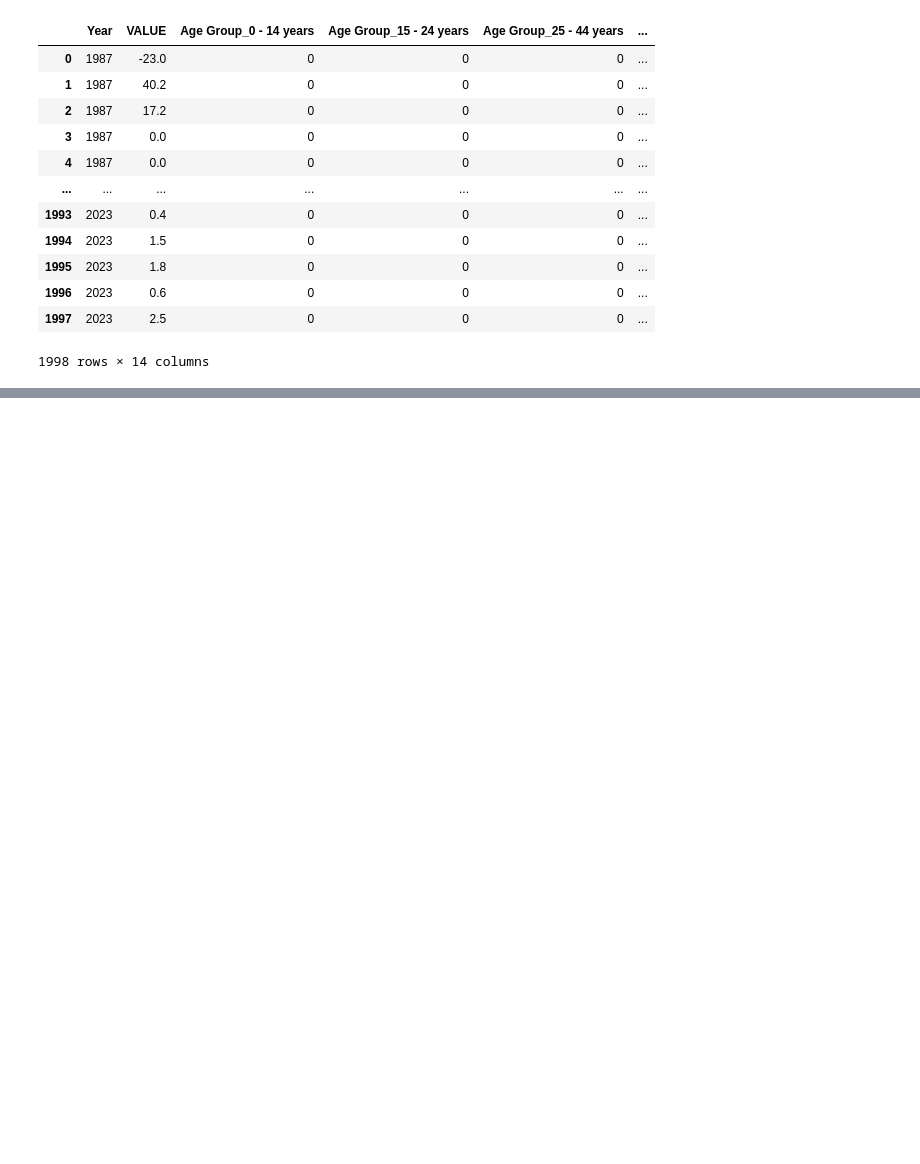
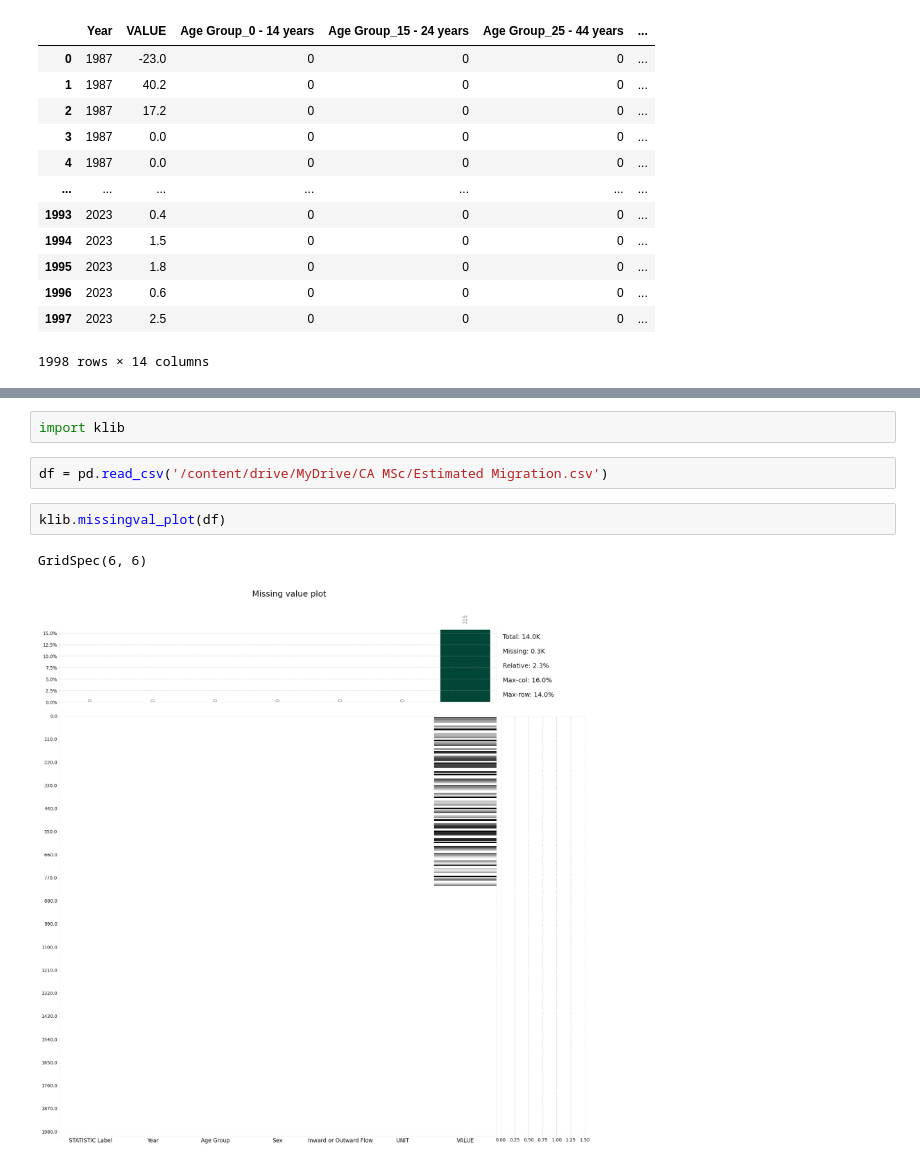
Before and after one commit to salahagnir/CA, a Jupyter notebook: CA1.ipynb, the cells around one changed output, grey strips where cells are left out. Cells and saved outputs as stored; diff of their text form; blank space fills up the shorter version.

```diff
--- a/CA1.ipynb
+++ b/CA1.ipynb
@@ -228,0 +251,9 @@ df
+# %%
+import klib
+# %%
+df = pd.read_csv('/content/drive/MyDrive/CA MSc/Estimated Migration.csv')
+# %%
+klib.missingval_plot(df)
+# %% [output]
+GridSpec(6, 6)
+[figure, added]
```
Also changed, not shown: parts of 4 cells of this notebook.
